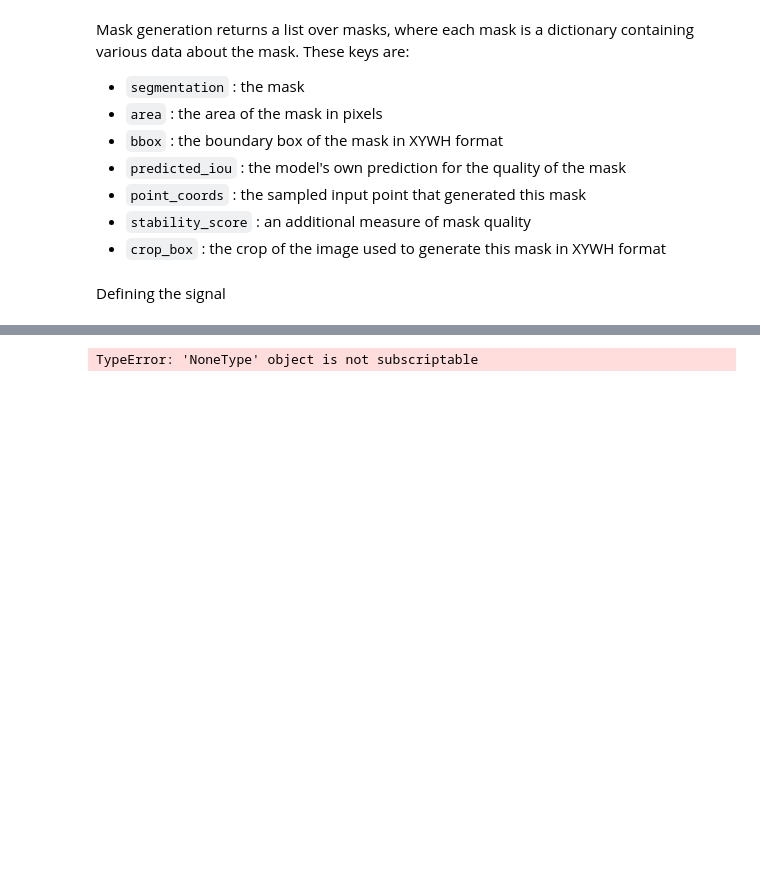
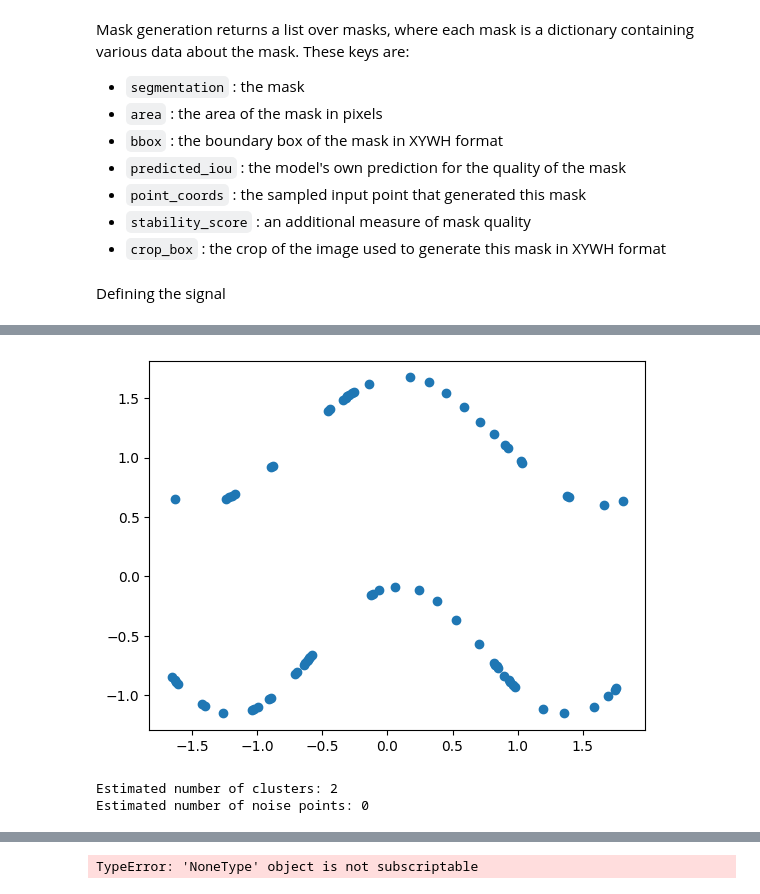
Before and after one commit to joacop01/Analisis-tiempo-frecuencia, a Jupyter notebook: evaluating_sam.ipynb, the cells around one changed output, grey strips where cells are left out. Cells and saved outputs as stored; diff of their text form; code cells hidden in the pictures; blank space fills up the shorter version.

```diff
--- a/evaluating_sam.ipynb
+++ b/evaluating_sam.ipynb
@@ -687,0 +797,32 @@ AttributeError: 'Tensor' object has no attribute 'astype'
+# %%
+from sklearn.preprocessing import StandardScaler
+scaler = StandardScaler()
+X = scaler.fit_transform(ind_max)
+
+import matplotlib.pyplot as plt
+
+plt.scatter(X[:, 1], X[:, 0])
+plt.show()
+# %% [output]
+[figure, added]
+# %%
+import numpy as np
+
+from sklearn import metrics
+from sklearn.cluster import DBSCAN
+
+db = DBSCAN(eps=0.8, min_samples=5).fit(X)
+labels = db.labels_
+
+# Number of clusters in labels, ignoring noise if present.
+n_clusters_ = len(set(labels)) - (1 if -1 in labels else 0)
+n_noise_ = list(labels).count(-1)
+
+cluster_0 = ind_max[labels == 0]
+cluster_1 = ind_max[labels == 1]
+
+print("Estimated number of clusters: %d" % n_clusters_)
+print("Estimated number of noise points: %d" % n_noise_)
+# %% [output]
+Estimated number of clusters: 2
+Estimated number of noise points: 0
```
Also changed, not shown: parts of 22 cells of this notebook.
